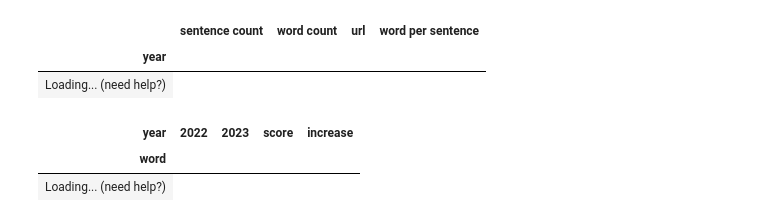
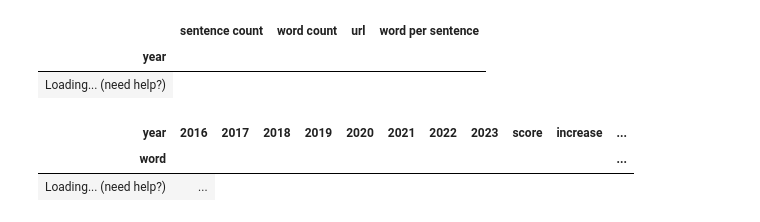
Before and after one commit to kiroah/neurodiversity, a Jupyter notebook: AI Article/pos_tagging.ipynb, the cells around one changed output. Drawn from its saved outputs; the diff is of its cells as text; code cells hidden in the pictures.

Commit message:
Chatgpt call and compare results ready

```diff
--- a/AI Article/pos_tagging.ipynb
+++ b/AI Article/pos_tagging.ipynb
@@ -37,7 +34,7 @@ init_notebook_mode(all_interactive=True)
 # %%
 #PARAMETERS
 
-SOURCE_FOLDER = ''
+SOURCE_FOLDER = 'data/'
 FILE_PREFIX = 'articles_'
 POS_FILTER = set(['CC','DT','IN','JJ','JJR','JJS','MD','PDT','PRP','PRP$','RB','RBR','RBS','RP','VB','VBD','VBG','VBN','VBP','VBZ','WDT','WP','WRB'])
 # %%
@@ -137,11 +114,18 @@ articles_per_year = temp_df['url'].tolist()
 # %%
 top_1000_adjs_pct_df = top_1000_adjs_df / articles_per_year
 # %%
+# Adding original scoring to make the most intersting changes show on the top between 2022 & 2023
+# The score is merely a combination of diff between the mod VS original and then factoring the weight
 top_1000_adjs_pct_df['score'] = 2 * (top_1000_adjs_pct_df['2023'] - top_1000_adjs_pct_df['2022']) * (top_1000_adjs_pct_df['2023'] - top_1000_adjs_pct_df['2022']) / (top_1000_adjs_pct_df['2022'] + top_1000_adjs_pct_df['2023'])
-top_1000_adjs_pct_df['increase'] = top_1000_adjs_pct_df['2023'] > top_1000_adjs_pct_df['2022']
+
+#Result for easier viewing in a dataframe
+def convert_to_percentage(row):
+    return '{:+.2f}%'.format((row['2023'] / row['2022'] - 1.0) * 100 )
+
+top_1000_adjs_pct_df['% relative change'] = top_1000_adjs_pct_df.apply(convert_to_percentage,axis=1)
+top_1000_adjs_pct_df.sort_values(by='score',ascending=False)
+#top_1000_adjs_pct_df.loc[top_1000_adjs_pct_df['increase']==True,:].sort_values(by='score',ascending=False)
+# %% [output]
+| year | 2016 | 2017 | 2018 | 2019 | 2020 | 2021 | 2022 | 2023 | score | increase | ... |
+| word |  |  |  |  |  |  |  |  |  |  | ... |
+| Loading... (need help?) | ... |
-# %%
-top_1000_adjs_pct_df.sort_values(by='score',ascending=False)
-# %% [output]
-| year | 2022 | 2023 | score | increase |
-| word |  |  |  |  |
-| Loading... (need help?) |
```
Also changed, not shown: parts of 4 cells of this notebook, 3 other files.
